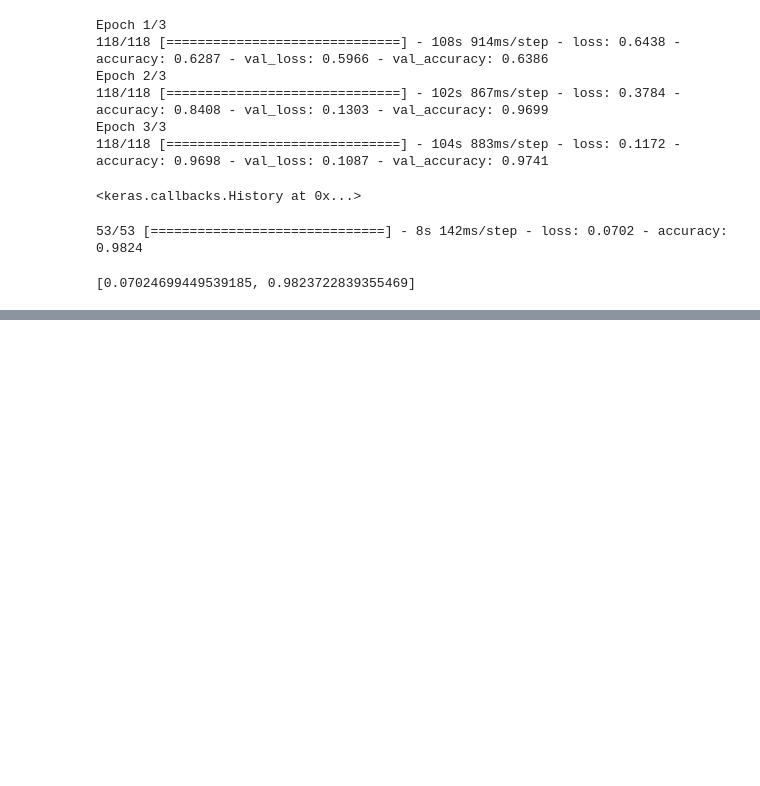
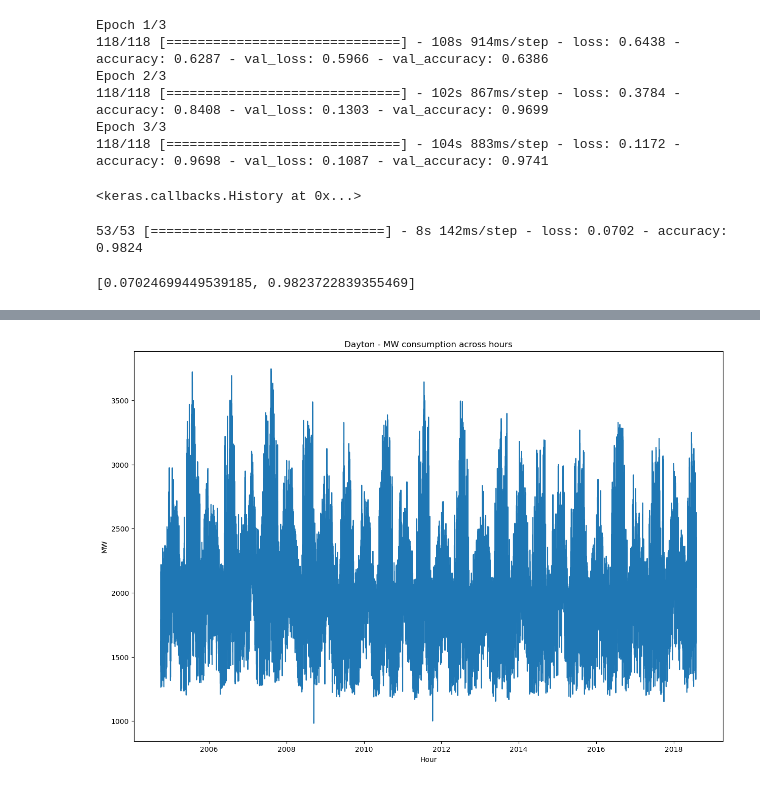
Before and after one commit to kshitij-mittal/uchicago_codebase, a Jupyter notebook: 06_MachineLearning/06_RNNs_LSTMs/ML_Assignment7_RNNs_kshitijm.ipynb, the cells around one changed output, grey strips where cells are left out. Drawn from its saved outputs; the diff is of its cells as text; code cells hidden in the pictures; blank space fills up the shorter version.

```diff
--- a/06_MachineLearning/06_RNNs_LSTMs/ML_Assignment7_RNNs_kshitijm.ipynb
+++ b/06_MachineLearning/06_RNNs_LSTMs/ML_Assignment7_RNNs_kshitijm.ipynb
@@ -275,0 +341,6 @@ model2.evaluate(x = X_test_tens, y = y_test_tens, batch_size=128, use_multiproce
+# %%
+# Import, clean and plot the input data
+
+data = pd.read_csv("/Users/kshitijmittal/Documents/UChicago Acad/uchicago_codebase/06_MachineLearning/06_RNNs_LSTMs/00_Data/DAYTON_hourly.csv")
+data.Datetime = pd.to_datetime(data.Datetime)
+data.sort_values(by="Datetime", inplace=True)
@@ -275,0 +360,11 @@ model2.evaluate(x = X_test_tens, y = y_test_tens, batch_size=128, use_multiproce
+# %%
+plt.figure(figsize=(15,10))
+sns.lineplot(x=data['Datetime'], y=data['DAYTON_MW'])
+
+plt.xlabel("Hour")
+plt.ylabel("MW")
+plt.title("Dayton - MW consumption across hours")
+
+plt.show()
+# %% [output]
+[figure, added]
```
Also changed, not shown: parts of 22 cells of this notebook, 1 other file.
